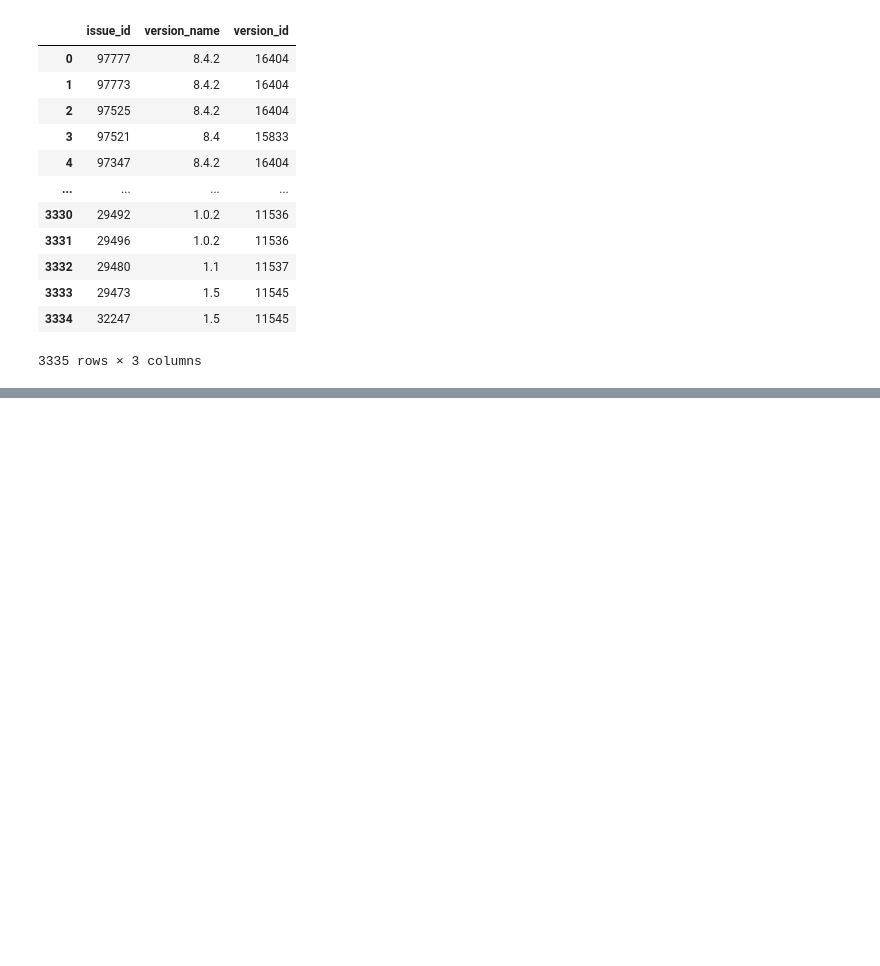
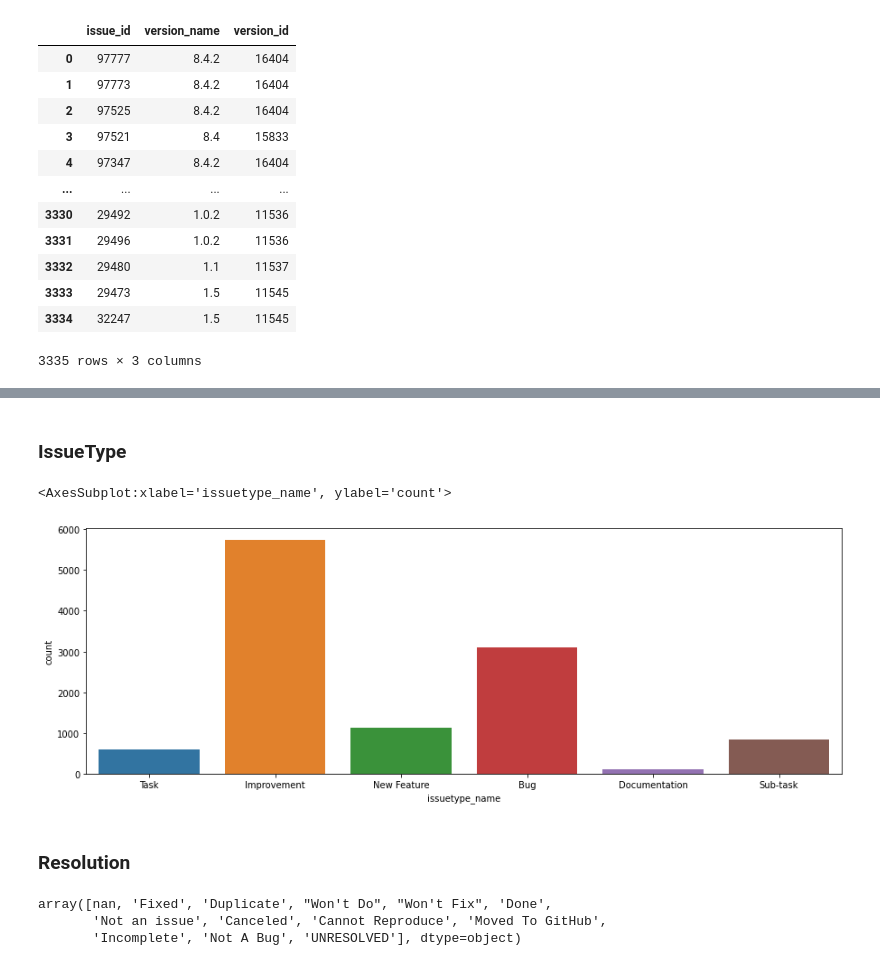
Before and after one commit to IncioMan/Continuous-Integration-metrics-for-post-release-bugs-prediction, a Jupyter notebook: Jira_issue_retriever.ipynb, the cells around one changed output, grey strips where cells are left out. Cells and saved outputs as stored; diff of their text form; code cells hidden in the pictures; blank space fills up the shorter version.

```diff
--- a/Jira_issue_retriever.ipynb
+++ b/Jira_issue_retriever.ipynb
@@ -234,0 +322,15 @@ pp.pprint(list(issues[0].fields.__dict__.keys()))
+# %% [markdown]
+### IssueType
+# %%
+sns.countplot(x="issuetype_name", data=issues_df[["issue_id", "issuetype_name"]])
+# %% [output]
+<AxesSubplot:xlabel='issuetype_name', ylabel='count'>
+[figure, added]
+# %% [markdown]
+### Resolution
+# %%
+issues_df.resolution_name.unique()
+# %% [output]
+array([nan, 'Fixed', 'Duplicate', "Won't Do", "Won't Fix", 'Done',
+       'Not an issue', 'Canceled', 'Cannot Reproduce', 'Moved To GitHub',
+       'Incomplete', 'Not A Bug', 'UNRESOLVED'], dtype=object)
```
Also changed, not shown: parts of 36 cells of this notebook, 3 other files.
